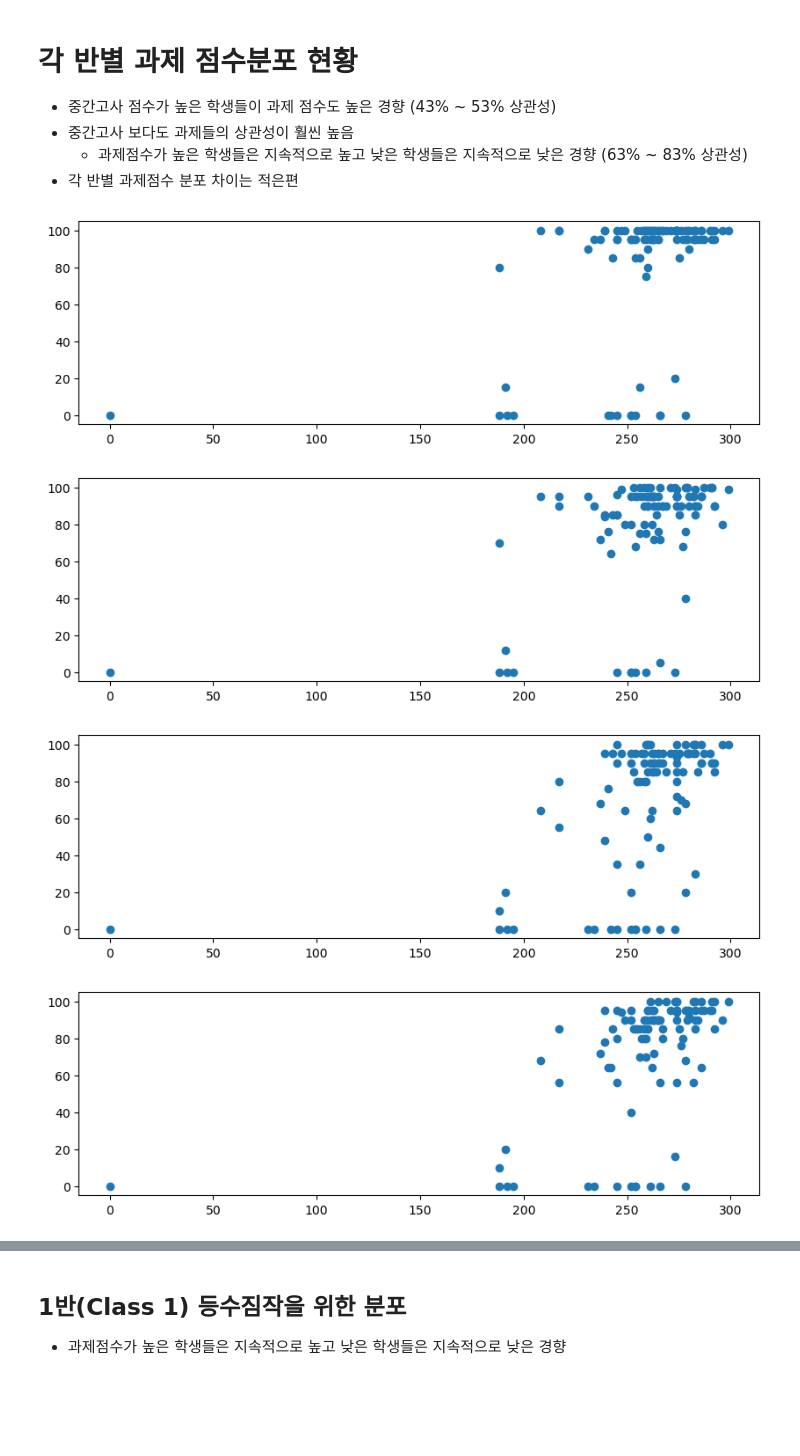
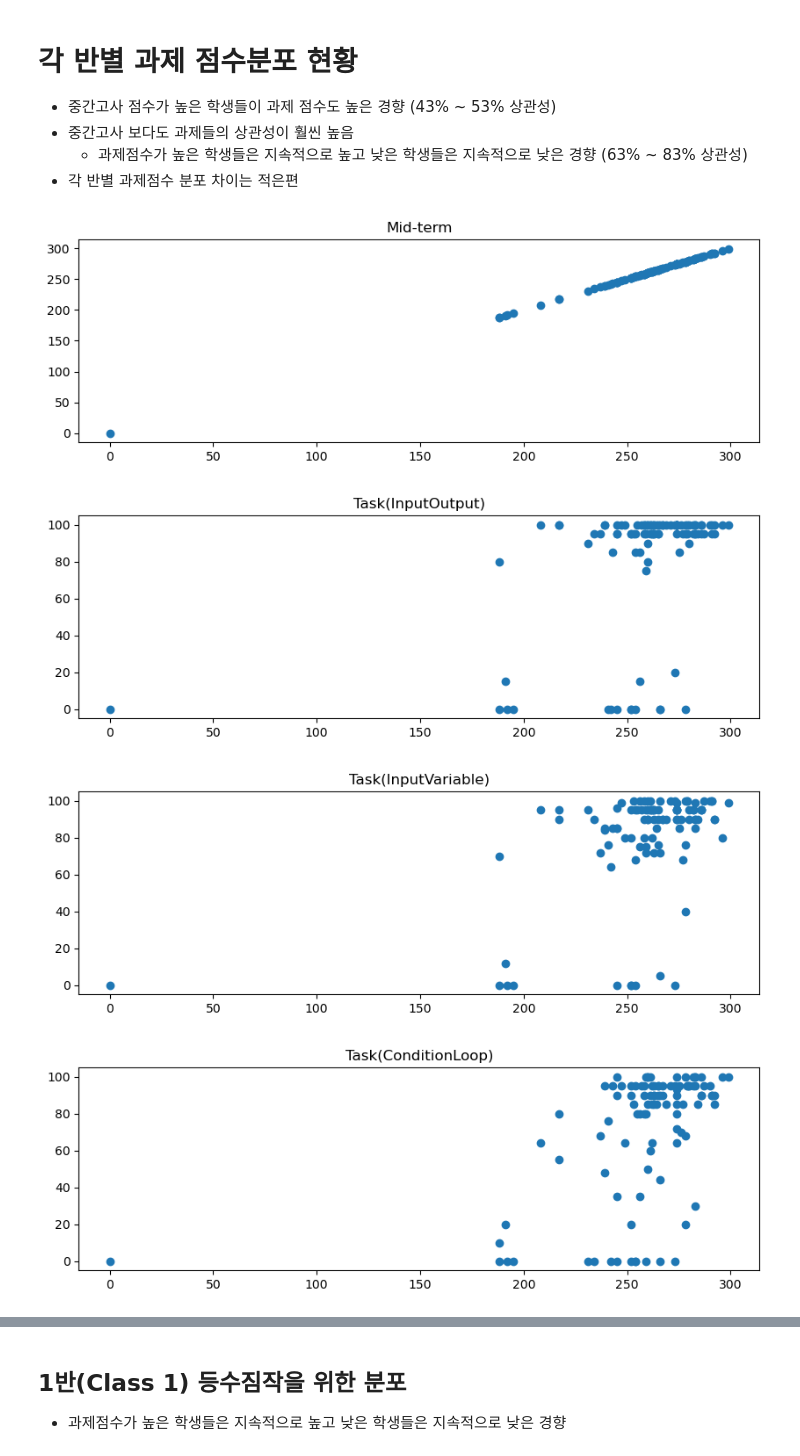
Before and after one commit to cheonbi/Digital-Economy, a Jupyter notebook: 202112_DigitalPlatform_Score_KK.ipynb, the cells around one changed output, grey strips where cells are left out. Saved outputs shown, nothing was run; the diff lists cells and outputs as text; code cells hidden in the pictures; blank space fills up the shorter version.

```diff
--- a/점수분포공유.ipynb
+++ b/202112_DigitalPlatform_Score_KK.ipynb
@@ -10,9 +10,13 @@ import seaborn as sns
 # %% [markdown]
 # 데이터로딩
 # %%
-df = pd.read_csv('Score.txt', sep='\t')
+df = pd.read_csv('202112_DigitalPlatform_Score_KK.txt', sep='\t')
 df.columns = ['Class', 'Name', 'Name_ENG', 'Identity', 'Division', 'Department', 'E-mail',
-              'Mid-term', 'Task(InputOutput)', 'Task(InputVariable)', 'Task(ConditionLoop)', 'Task(Function)', 'Tast(InputNumpy)']
+              'Mid-term', 'Mid-term(100)',
+              'Task(InputOutput)', 'Task(InputVariable)', 'Task(ConditionLoop)', 'Task(Function)',
+              'Tast(InputNumpy)', 'Tast(InputDataFrame)',
+              'w0', 'w1', 'w2', 'w3', 'w4', 'w5', 'w6',
+              'Mid&Final']
 df_dict = dict()
 for num in df.Class.unique():
     df_dict[num] = df[df.Class == num]
@@ -37,6 +41,7 @@ df.groupby(['Class'])['Mid-term'].describe().T
 | max | 296.000000 | 299.000000 | 291.000000 |
 # %%
 target = 'Mid-term'
+fontsize = 20
 
 for key in df_dict.keys():
     rcParams['figure.figsize'] = 10,2
@@ -61,11 +66,12 @@ for key in df_dict.keys():
 # %%
 # X축: 중간고사, Y축: 각 과제
 rcParams['figure.figsize'] = 10,3
-for col in df.iloc[:,8:].columns:
+for col in df.iloc[:,[7,9,10,11,12,13,14,-1]].columns:
     plt.scatter(df['Mid-term'], df[col])
+    plt.title(col)
     plt.show()
 # %% [output]
-[figure, old version]
+[figure, new version]
-[figure, old version]
+[figure, new version]
-[figure, old version]
+[figure, new version]
-[figure, old version]
+[figure, new version]
```
Also changed, not shown: parts of 9 cells of this notebook.
